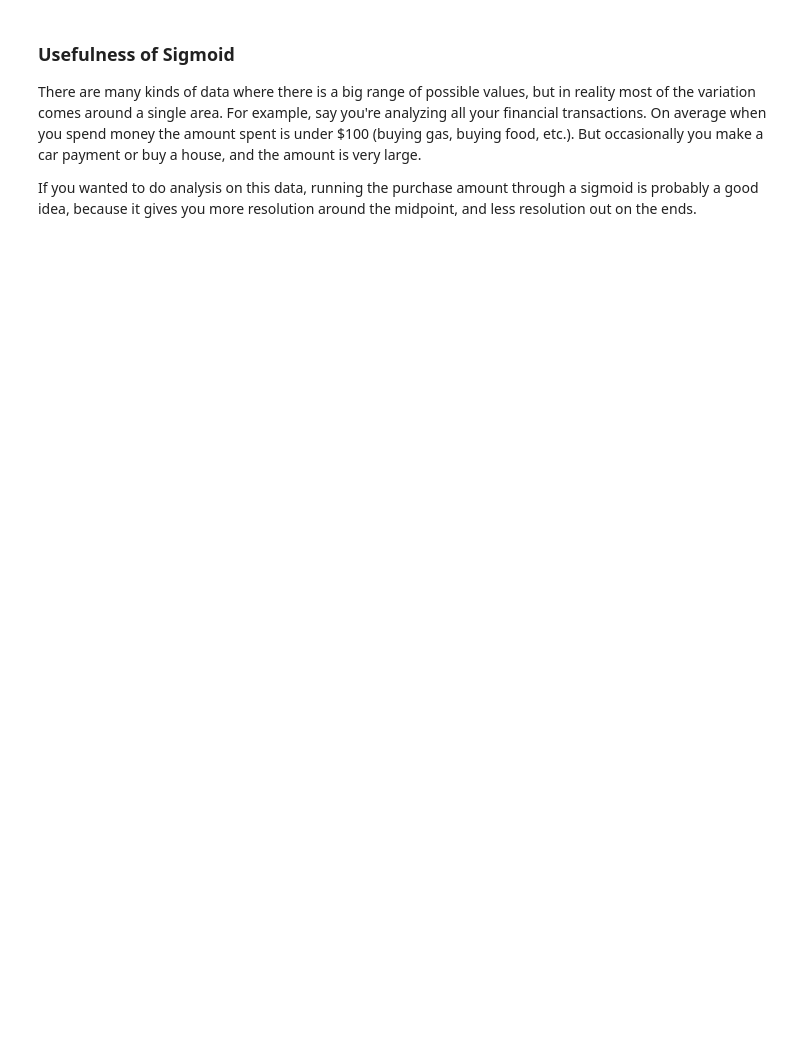
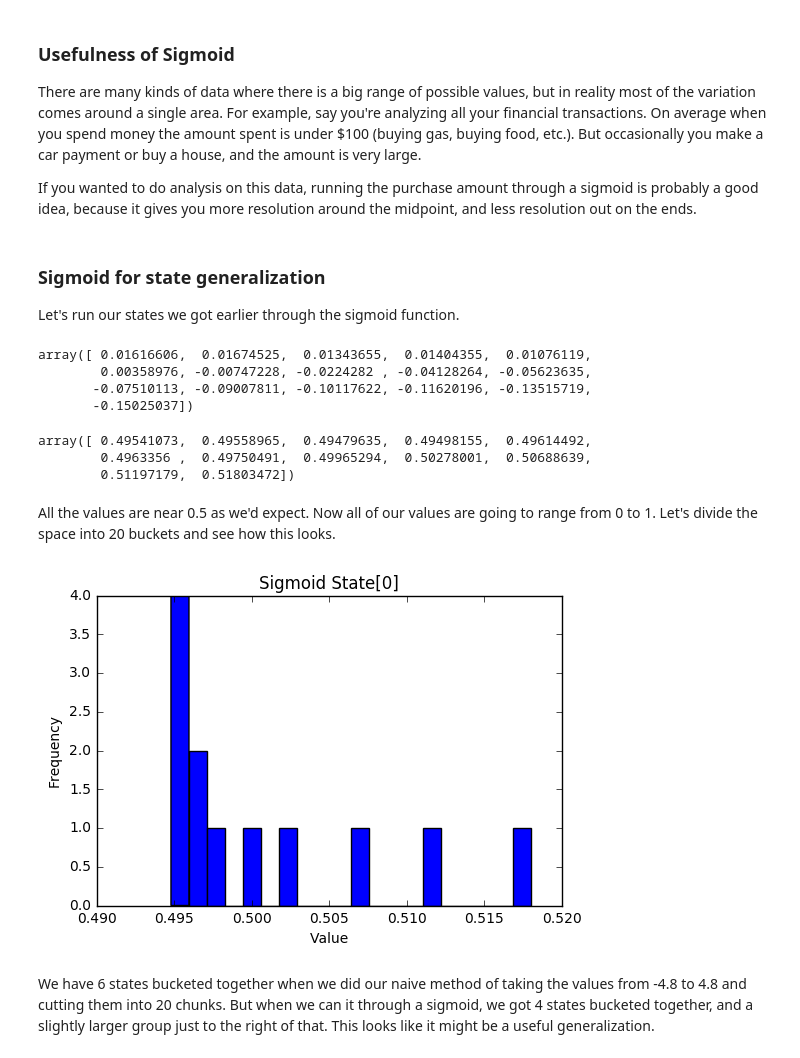
Before and after one commit to unoti/ai-gym-experiments, a Jupyter notebook: 5-CartPole.ipynb, the cells around one changed output. Saved outputs shown, nothing was run; the diff lists cells and outputs as text; code cells hidden in the pictures; blank space fills up the shorter version.

Commit message:
Added sigmoid

```diff
--- a/5-CartPole.ipynb
+++ b/5-CartPole.ipynb
@@ -243,3 +248,29 @@ plot_fn(sigmoid, -20, 20)
 There are many kinds of data where there is a big range of possible values, but in reality most of the variation comes around a single area.  For example, say you're analyzing all your financial transactions.  On average when you spend money the amount spent is under $100 (buying gas, buying food, etc.).  But occasionally you make a car payment or buy a house, and the amount is very large.
 
 If you wanted to do analysis on this data, running the purchase amount through a sigmoid is probably a good idea, because it gives you more resolution around the midpoint, and less resolution out on the ends.
+# %% [markdown]
+### Sigmoid for state generalization
+
+Let's run our states we got earlier through the sigmoid function.
+# %%
+param0_obs = np.array([step[0][0] for step in episode.steps])
+param0_obs
+# %% [output]
+array([ 0.01616606,  0.01674525,  0.01343655,  0.01404355,  0.01076119,
+        0.00358976, -0.00747228, -0.0224282 , -0.04128264, -0.05623635,
+       -0.07510113, -0.09007811, -0.10117622, -0.11620196, -0.13515719,
+       -0.15025037])
+# %%
+sigmoid(p)
+# %% [output]
+array([ 0.49541073,  0.49558965,  0.49479635,  0.49498155,  0.49614492,
+        0.4963356 ,  0.49750491,  0.49965294,  0.50278001,  0.50688639,
+        0.51197179,  0.51803472])
+# %% [markdown]
+All the values are near 0.5 as we'd expect. Now all of our values are going to range from 0 to 1.  Let's divide the space into 20 buckets and see how this looks.
+# %%
+histogram(sigmoid(p), bins=20, title="Sigmoid State[0]")
+# %% [output]
+[figure, added]
+# %% [markdown]
+We have 6 states bucketed together when we did our naive method of taking the values from -4.8 to 4.8 and cutting them into 20 chunks.  But when we can it through a sigmoid, we got 4 states bucketed together, and a slightly larger group just to the right of that.  This looks like it might be a useful generalization.
```
Also changed, not shown: parts of 6 cells of this notebook.
